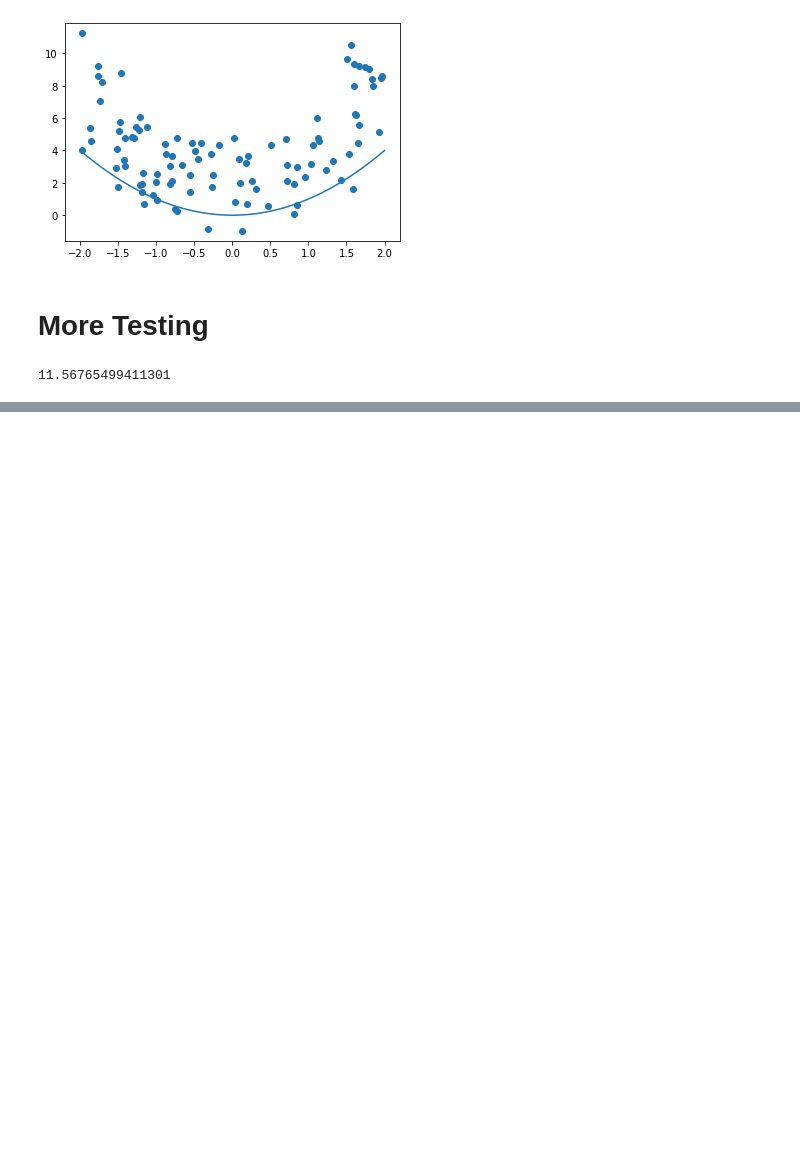
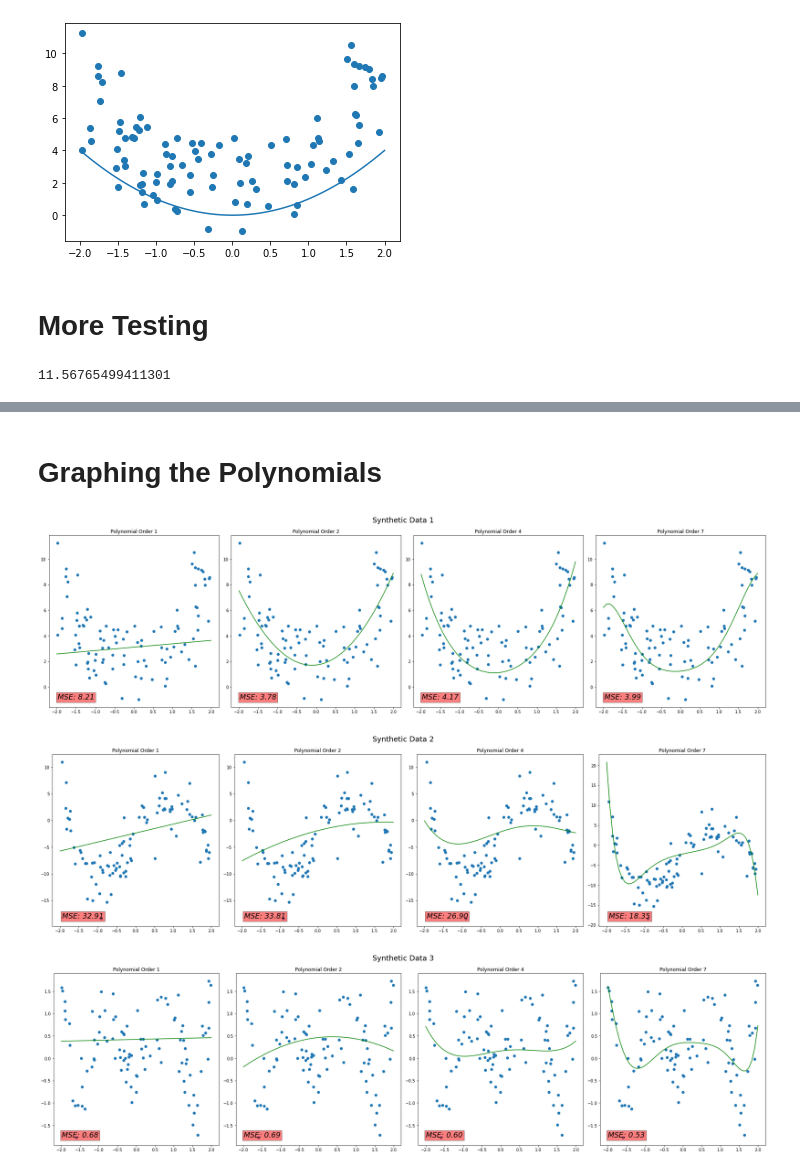
Before and after one commit to cgarchbold/PolynomialRegression, a Jupyter notebook: RegressionExample.ipynb, the cells around one changed output, grey strips where cells are left out. Cells and saved outputs as stored; diff of their text form; code cells hidden in the pictures; blank space fills up the shorter version.

```diff
--- a/RegressionExample.ipynb
+++ b/RegressionExample.ipynb
@@ -112,0 +110,15 @@ plt.scatter(x_data,y_data)
+# %%
+polynomial_orders = [1, 2, 4, 7]
+polynomials = []
+# Lets loop and regress all polinomials needed for this assignment
+
+for df in df_list:
+    X = df['x']
+    Y = df['y']
+
+    p_list = []
+
+    for order in polynomial_orders:
+        p_list.append( pr.poly_reg(X,Y, order , 0.001, 1200, 40) )
+
+    polynomials.append(p_list)
@@ -112,0 +161,29 @@ plt.scatter(x_data,y_data)
+# %% [markdown]
+# Graphing the Polynomials
+# %%
+for df_i,df in enumerate(df_list):
+    fig, axs = plt.subplots(1, 4, figsize = (25,7))
+    fig.suptitle(f'Synthetic Data {df_i + 1}', fontsize = 18)
+
+    for index, ax in enumerate(axs):
+        ax.set_title(f'Polynomial Order {polynomial_orders[index]}')
+        X,Y = df['x'],df['y']
+        ax.scatter(X,Y)
+        poly = polynomials[df_i][index]
+        #print(str(poly))
+        ax.text(min(X), min(Y), f'MSE: {pr.MSE(X,Y, poly):0.2f}', style='italic', bbox={'facecolor': 'red', 'alpha': 0.5, 'pad': 3}, fontsize = 18)
+
+        #ax.text(-1.75, max(Y), f'{str(poly)}', bbox={'facecolor': 'green', 'alpha': 0.3, 'pad': 2}, fontsize = 8)
+
+        x = np.linspace(-2,2)
+        y = poly(x)
+
+        ax.plot(x,y, c ='g')
+
+    plt.tight_layout()
+
+plt.show()
+# %% [output]
+[figure, added]
+[figure, added]
+[figure, added]
```
Also changed, not shown: parts of 5 cells of this notebook, 1 other file.
